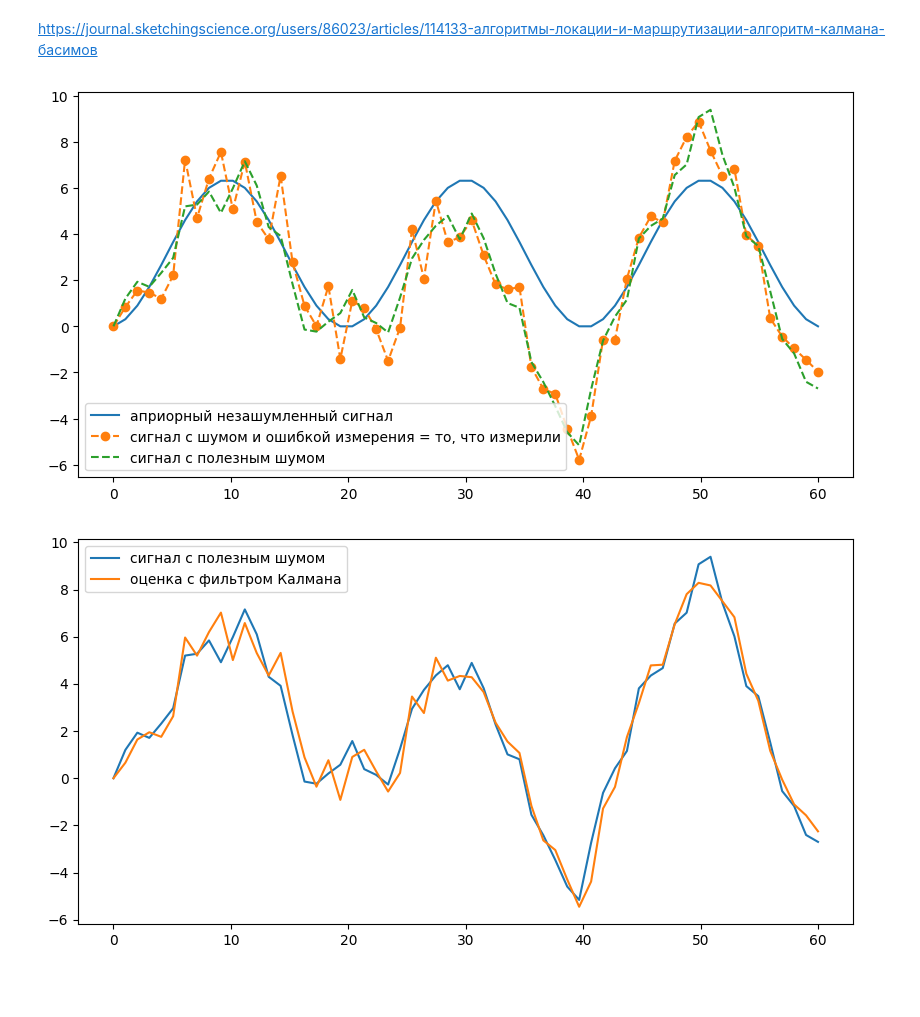
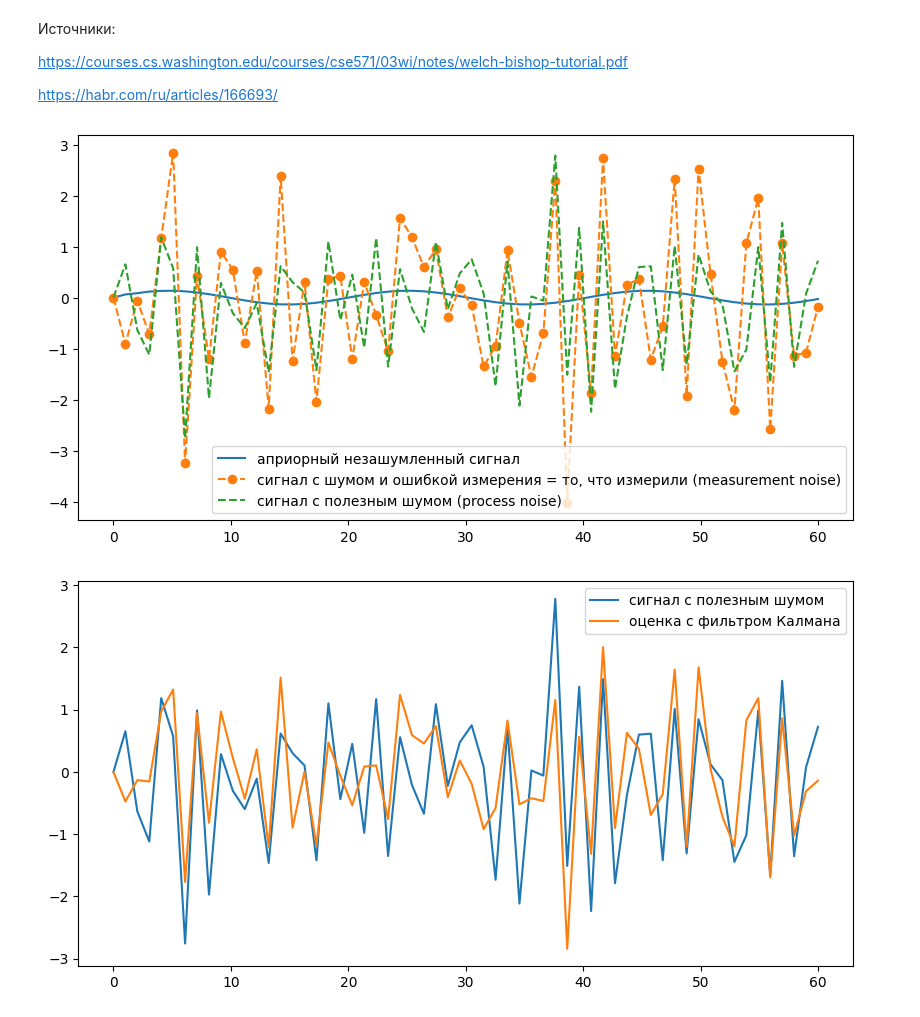
Before and after one commit to TAUforPython/denoising, a Jupyter notebook: дискретный_фильтр_Калмана.ipynb, the cells around one changed output. Cells and saved outputs as stored; diff of their text form; code cells hidden in the pictures; blank space fills up the shorter version.

```diff
--- a/дискретный_фильтр_Калмана.ipynb
+++ b/дискретный_фильтр_Калмана.ipynb
@@ -1,7 +1,11 @@
 # %% [markdown]
 <a href="https://colab.research.google.com/github/TAUforPython/denoising/blob/main/%D0%B4%D0%B8%D1%81%D0%BA%D1%80%D0%B5%D1%82%D0%BD%D1%8B%D0%B9_%D1%84%D0%B8%D0%BB%D1%8C%D1%82%D1%80_%D0%9A%D0%B0%D0%BB%D0%BC%D0%B0%D0%BD%D0%B0.ipynb" target="_parent"><img src="https://colab.research.google.com/assets/colab-badge.svg" alt="Open In Colab"/></a>
-# %% [markdown]
-https://journal.sketchingscience.org/users/86023/articles/114133-алгоритмы-локации-и-маршрутизации-алгоритм-калмана-басимов
+# %% [markdown]
+Источники:
+
+https://courses.cs.washington.edu/courses/cse571/03wi/notes/welch-bishop-tutorial.pdf
+
+https://habr.com/ru/articles/166693/
 # %%
 import numpy as np
 import matplotlib.pyplot as plt
@@ -12,41 +16,54 @@ plt.rcParams['figure.figsize'] = (10, 5)
 n_iter = 60
 sz = (n_iter,) # size of array
 # %%
-# kalman filter
+# kalman filter for ABCD system
 xOpt = np.zeros(sz)
 x_clean = np.zeros(sz)
 x = np.zeros(sz)
 y = np.zeros(sz)
 Kkalman = np.zeros(sz)
 eOpt = np.zeros(sz)
+P = np.zeros(sz)
 sigmaPsi = 1.01
 sigmaEta = 1.01
 
 eOpt[0] = sigmaEta
+P[0] = sigmaEta
+
+A = -0.5
+B = 0.2
+C = 1
+
+  # x = a * x + b * u + Psi
+  # y = c * x + Eta
 
 for k in range(1, n_iter):
-  x_clean [k]= +1 * x_clean[k-1] + np.sin(k*np.pi*2/20)
-  x[k] = +1 * x[k-1] + np.sin(k*np.pi*2/20) + np.random.normal(0,sigmaPsi)
-  y[k] = 1 * x[k] + np.random.normal(0,sigmaEta)
-  eOpt[k] = ((sigmaEta**2)*((eOpt[k-1])**2+sigmaPsi**2)/(sigmaEta**2+(eOpt[k-1])**2+sigmaPsi**2))**(0.5)
-  Kkalman[k] = (eOpt[k])**2/sigmaEta**2
-  # x = a * x + b * u + Psi
-  # y = c * x + Eta
-  xOpt[k] = (+1 * x[k-1] + np.sin(k*np.pi*2/20)) * (1 - Kkalman[k]) + Kkalman[k] * (y[k])
+  u = np.sin(k*np.pi*2/20)
+  x_clean [k]= A * x_clean[k-1] + B * u
+  x[k] = A * x[k-1] + B * u + np.random.normal(0,sigmaPsi)
+  y[k] = C * x[k] + np.random.normal(0,sigmaEta)
+
+  #eOpt[k] = ((sigmaEta**2)*((eOpt[k-1])**2+sigmaPsi**2)/(sigmaEta**2+(eOpt[k-1])**2+sigmaPsi**2))**(0.5)
+  #Kkalman[k] = (eOpt[k])**2/sigmaEta**2
+  P[k] = A * P[k-1] * A + sigmaEta
+  Kkalman[k] = P[k]*C / (C * P[k] * C + sigmaPsi)
+  P[k] = (1 - Kkalman[k]*C) * P[k]
+
+  xOpt[k] = (A * x[k-1] + B * u) * (1 - Kkalman[k]) + Kkalman[k] * (y[k])
 # %%
 t = np.linspace(0,sz,n_iter)
 plt.plot(t, x_clean, label='априорный незашумленный сигнал')
-plt.plot(t, y, 'o--', label = 'сигнал с шумом и ошибкой измерения = то, что измерили')
-plt.plot(t, x, '--', label = 'сигнал с полезным шумом')
+plt.plot(t, y, 'o--', label = 'сигнал с шумом и ошибкой измерения = то, что измерили (measurement noise)')
+plt.plot(t, x, '--', label = 'сигнал с полезным шумом (process noise)')
 plt.legend()
 plt.show()
 # %% [output]
-[figure, old version]
+[figure, new version]
 # %%
 plt.plot(t, x, label = 'сигнал с полезным шумом')
 plt.plot(t, xOpt, label = 'оценка с фильтром Калмана')
 plt.legend()
 plt.show()
 # %% [output]
-[figure, old version]
+[figure, new version]
 # %%
```
Also changed, not shown: parts of 3 cells of this notebook.
